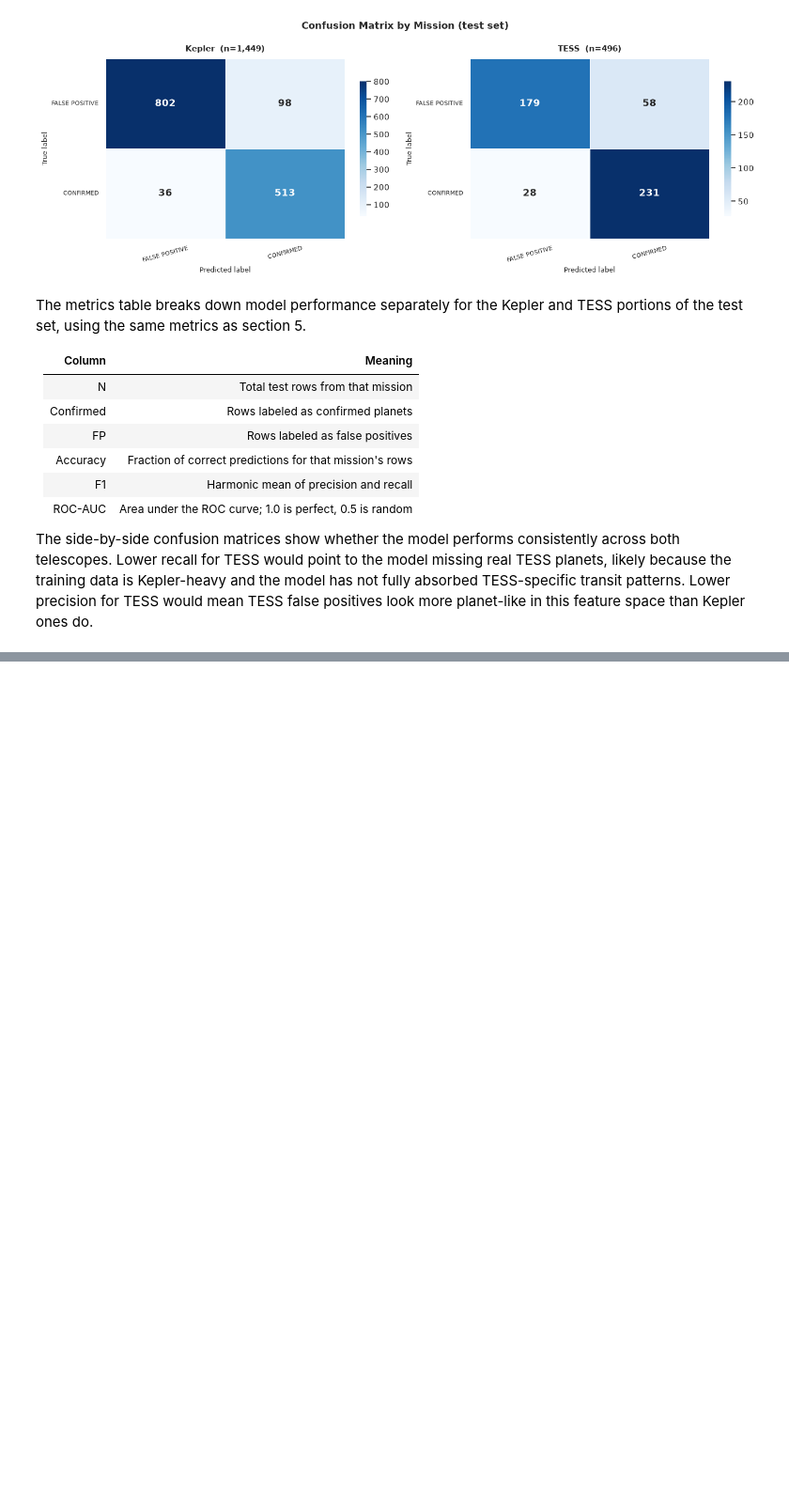
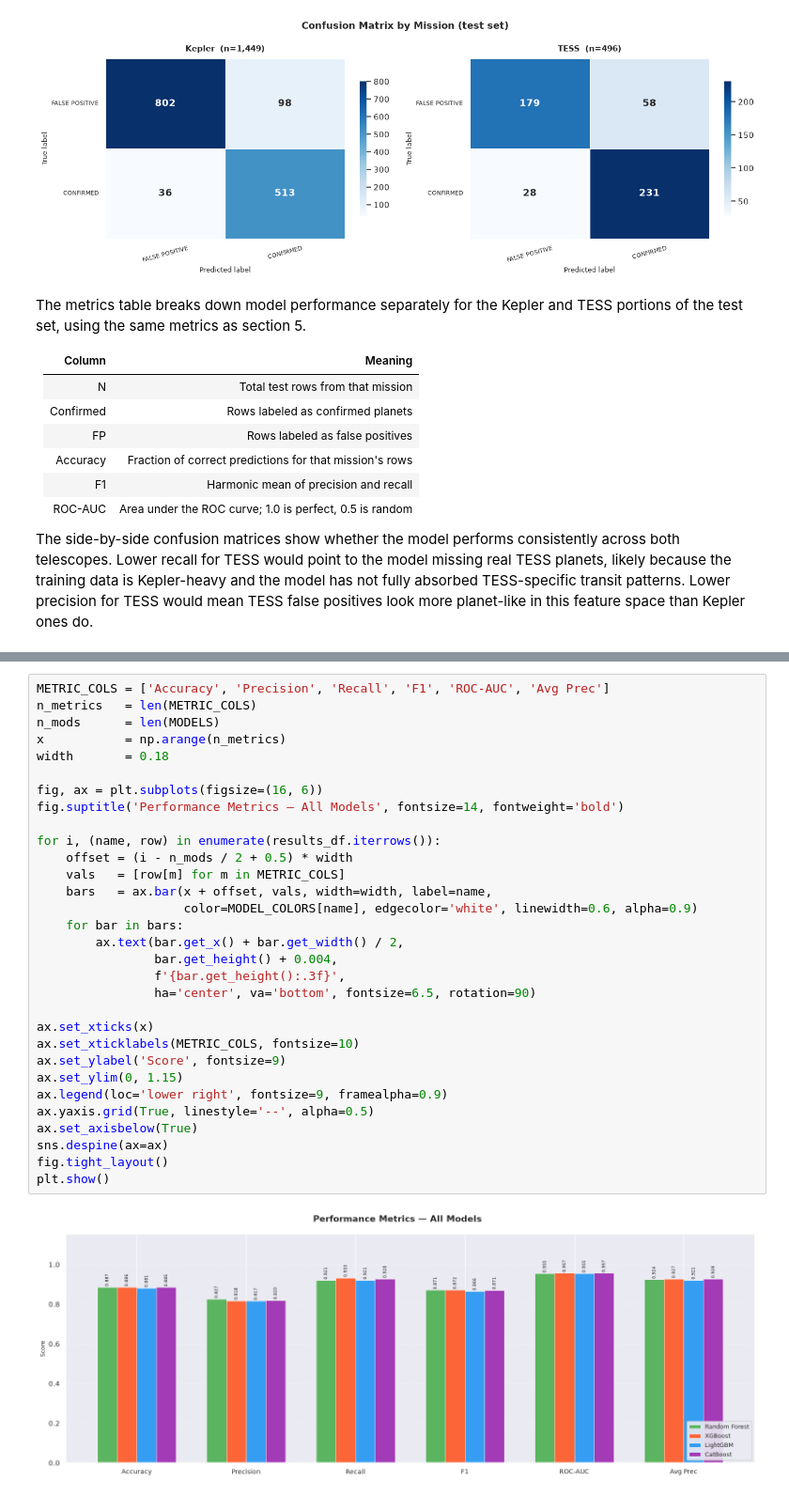
Before and after one commit to valdi-at/big-data-t-final-project, a Jupyter notebook: notebook.ipynb, the cells around one changed output, grey strips where cells are left out. Shown at 94% size. Cells and saved outputs as stored; diff of their text form; blank space fills up the shorter version.

Commit message:
feat: Added the other 3 models

```diff
--- a/notebook.ipynb
+++ b/notebook.ipynb
@@ -563,0 +679,33 @@ The side-by-side confusion matrices show whether the model performs consistently
+# %%
+METRIC_COLS = ['Accuracy', 'Precision', 'Recall', 'F1', 'ROC-AUC', 'Avg Prec']
+n_metrics   = len(METRIC_COLS)
+n_mods      = len(MODELS)
+x           = np.arange(n_metrics)
+width       = 0.18
+
+fig, ax = plt.subplots(figsize=(16, 6))
+fig.suptitle('Performance Metrics — All Models', fontsize=14, fontweight='bold')
+
+for i, (name, row) in enumerate(results_df.iterrows()):
+    offset = (i - n_mods / 2 + 0.5) * width
+    vals   = [row[m] for m in METRIC_COLS]
+    bars   = ax.bar(x + offset, vals, width=width, label=name,
+                    color=MODEL_COLORS[name], edgecolor='white', linewidth=0.6, alpha=0.9)
+    for bar in bars:
+        ax.text(bar.get_x() + bar.get_width() / 2,
+                bar.get_height() + 0.004,
+                f'{bar.get_height():.3f}',
+                ha='center', va='bottom', fontsize=6.5, rotation=90)
+
+ax.set_xticks(x)
+ax.set_xticklabels(METRIC_COLS, fontsize=10)
+ax.set_ylabel('Score', fontsize=9)
+ax.set_ylim(0, 1.15)
+ax.legend(loc='lower right', fontsize=9, framealpha=0.9)
+ax.yaxis.grid(True, linestyle='--', alpha=0.5)
+ax.set_axisbelow(True)
+sns.despine(ax=ax)
+fig.tight_layout()
+plt.show()
+# %% [output]
+[figure, added]
```
Also changed, not shown: parts of 11 cells of this notebook, 3 other files.
